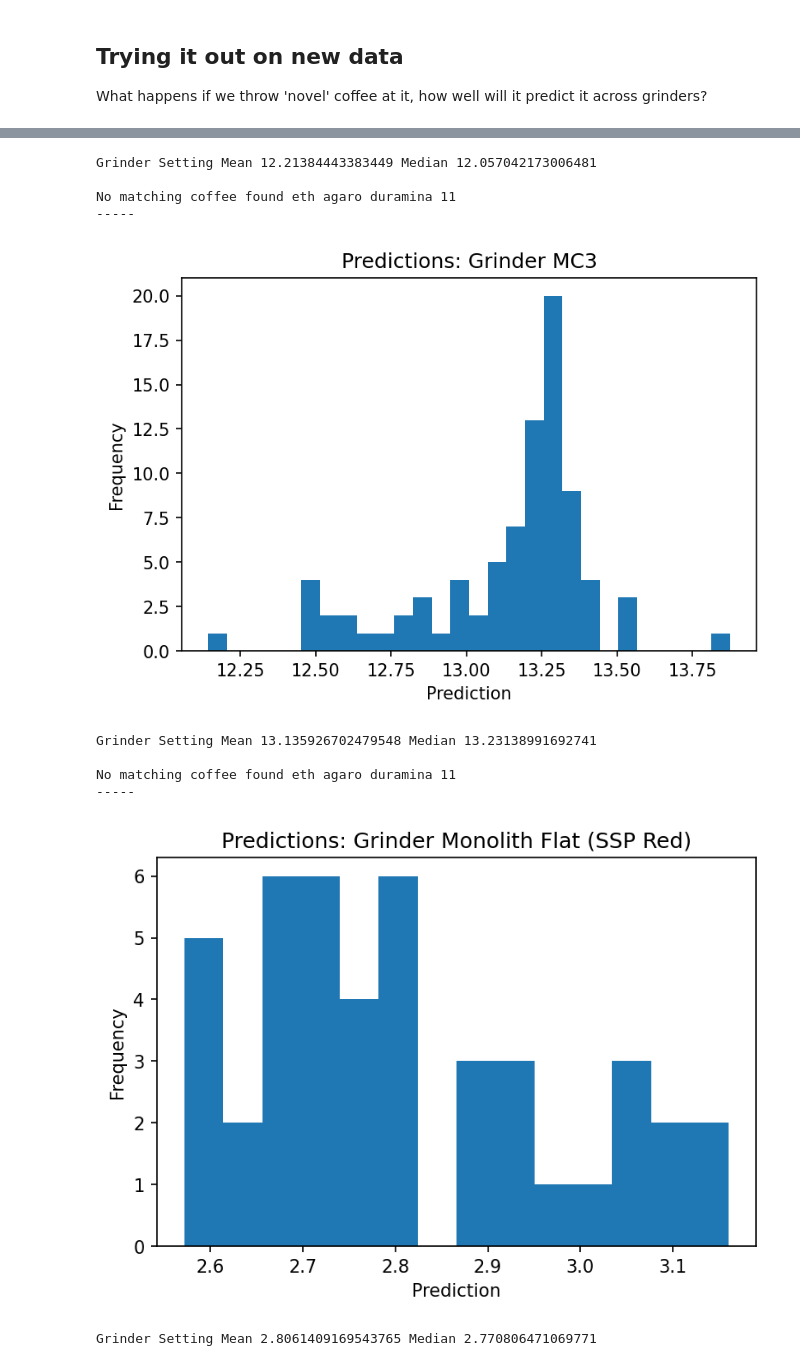
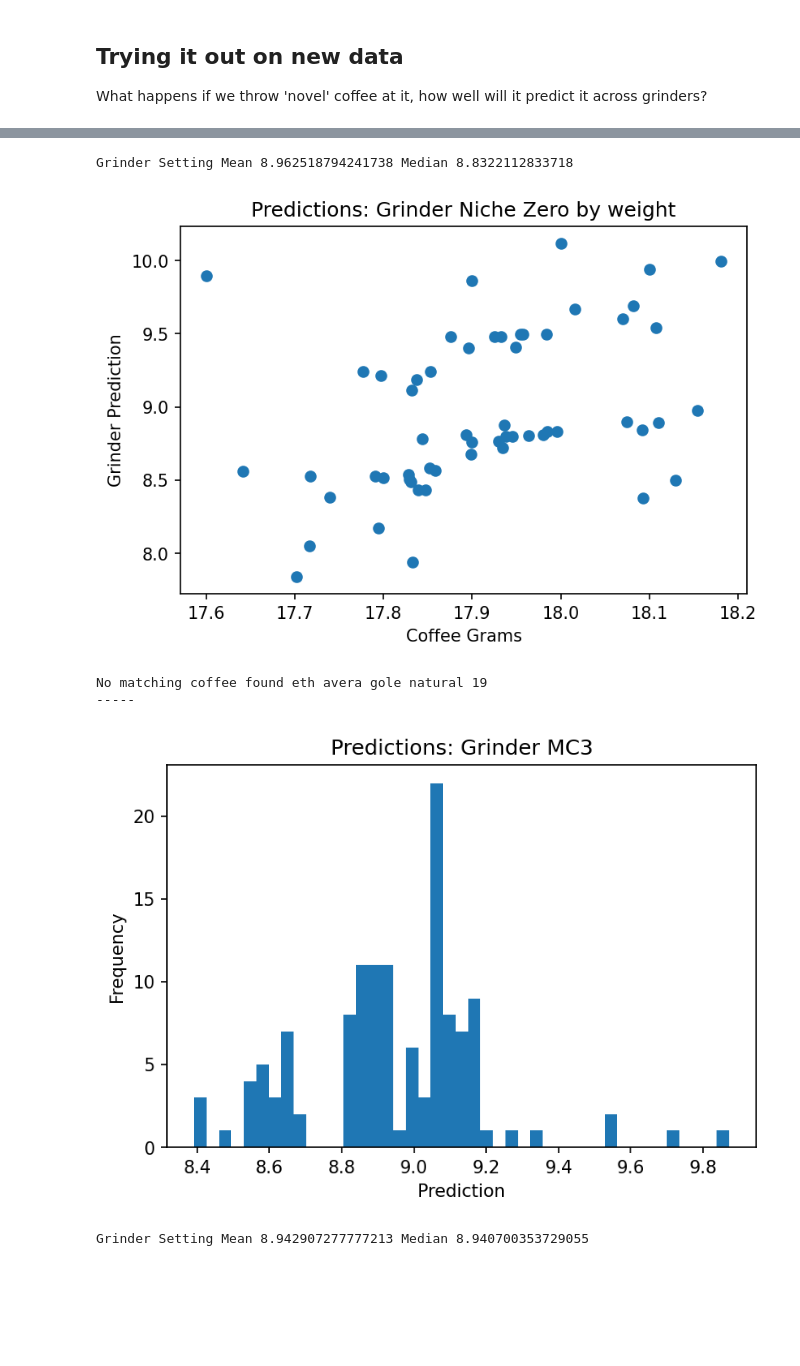
Before and after one commit to badisa/optpresso, a Jupyter notebook: notebooks/alternative_models.ipynb, the cells around one changed output, grey strips where cells are left out. Saved outputs shown, nothing was run; the diff lists cells and outputs as text; code cells hidden in the pictures; blank space fills up the shorter version.

Commit message:
Updates alternative models notebook
* Improves selection of prediction params
* Reduces number of different columns dropped

```diff
--- a/notebooks/alternative_models.ipynb
+++ b/notebooks/alternative_models.ipynb
@@ -89,13 +89,7 @@ for char in [' ', '(', ')', "%", "/", "\\", '"']:
     df.columns = df.columns.str.strip().str.lower().str.replace(char, '')
 invalid_indices = df[df["time"].isna()].index
 df.drop(invalid_indices, inplace=True)
-df.drop(df[df["grinder"] == "Vario-W"].index, inplace=True)
-df.drop(df[df["grinder"] == ""].index, inplace=True)
-df = df[df["grinder"].astype(bool)][df["grindersetting"].astype(bool)]
-# Only look at data with TDS values and ratings
-df.drop(df[df["grindersetting"] == "None"].index, inplace=True)
-# df = df[(df["grinder"]  "MC3")]
-# df.drop(invalid_indices, inplace=True)
+df = df[pd.to_numeric(df["grindersetting"], errors="coerce").notnull()]
 df["roastdate"] = pd.to_datetime(df.roastdate, infer_datetime_format=True, utc=True).map(convert_datetime_to_epoch_time)
 df["date"] = pd.to_datetime(df.date, infer_datetime_format=True, utc=True).map(convert_datetime_to_epoch_time)
 df["timesinceroast"] = df["date"] - df["roastdate"]
@@ -129,13 +123,14 @@ Dropping tdstempc
 
 It is feasible to build a personalized GradientBoost model, and this is to do a basic proof of concept to see if it isn't totally worthless.
 # %%
-for dropped in [("output", ), ("brewratio", ), ("output", "brewratio")]:
+estimators = 1700
+for dropped in [("output", ),]:
     print("With Dropped columns:", dropped)
     mae_scores = []
     mse_scores = []
     fig, (ax, ax2) = plt.subplots(2, dpi=150, figsize=(4.5, 9))
     x, y = prepare_df_for_gp(df, drop_cols=dropped, encoders=encs)
-    folds = KFold(n_splits=10, random_state=814, shuffle=True)
+    folds = KFold(n_splits=8, random_state=814, shuffle=True)
     true_vals = None
     pred = None
     for train_idx, test_idx in folds.split(x):
@@ -144,7 +139,8 @@ for dropped in [("output", ), ("brewratio", ), ("output", "brewratio")]:
 
         x_test = x[test_idx]
         y_test = y[test_idx]
-        regr = GradientBoostingRegressor(n_estimators=1700)
+
+        regr = GradientBoostingRegressor(n_estimators=estimators)
         regr.fit(x_train, y_train)
 
         yfit = regr.predict(x_test)
@@ -195,20 +187,19 @@ With Dropped columns: ('output', 'brewratio')
 
 What happens if we throw 'novel' coffee at it, how well will it predict it across grinders?
 # %%
-dropped = ("roastdate", "date", "brewratio")
+dropped = ("roastdate", "date", "output")
 data = {
-    "coffee": ["Cog - ETH Agaro Duramina 11"],
-    "coffeegrams": [18],
-    "roastdate": ["12/28/21"],
-    "time": [10],
-    "brewratio": [2.1],
+    "coffee": ["Cog - ETH Avera Gole Natural 19"],
+    "coffeegrams": [17.9],
+    "roastdate": ["01/22/22"],
+    "time": [24],
+    "brewratio": [df.brewratio.median()],
 }
 x, y = prepare_df_for_gp(df, drop_cols=dropped, encoders=encs)
-regr = GradientBoostingRegressor(n_estimators=1700)
+regr = GradientBoostingRegressor(n_estimators=1700, random_state=814)
 regr.fit(x, y)
 data["date"] = [date.today().strftime("%m/%d/%Y")]
 for grinder in df.grinder.unique():
-    grinder_df = df[df.grinder == grinder]
     data["grinder"] = [grinder]
     data["grindersetting"] = [0.5] # Meaningless value
     test_df = pd.DataFrame.from_dict(data)
@@ -221,29 +212,38 @@ for grinder in df.grinder.unique():
     if test_df["coffee"].values[0] not in df.coffee.values:
         print("No matching coffee found", test_df["coffee"].values[0])
         print("-----")
-    test_df["output"] = test_df.brewratio * test_df.coffeegrams
     test_df.roastdate = pd.to_datetime(test_df.roastdate, infer_datetime_format=True, utc=True).map(convert_datetime_to_epoch_time)
     test_df.date = pd.to_datetime(test_df.date, infer_datetime_format=True, utc=True).map(convert_datetime_to_epoch_time)
     test_df["timesinceroast"] = test_df.date - test_df.roastdate
+    grinder_df = df[df.grinder == grinder]
     x_set = [prepare_df_for_gp(test_df, drop_cols=dropped, encoders=encs)[0][0]]
-    # Look at the all the different coffeegrams values
+    # Look at the all the different coffeegrams values within a threshold
     for val in grinder_df.coffeegrams.unique():
-        if np.abs(test_df.coffeegrams.values - val) > 1:
+        if np.abs(test_df.coffeegrams.values - val) > 0.5:
             continue
         test_df["coffeegrams"] = [val]
-        test_df["brewratio"] = [grinder_df[grinder_df.coffeegrams == val].brewratio.median()]
         test_df["output"] = [grinder_df[grinder_df.coffeegrams == val].output.median()]
+        test_df["brewratio"] = test_df.output / test_df.coffeegrams
         x_test, _ = prepare_df_for_gp(test_df, drop_cols=dropped, encoders=encs)
         x_set.append(x_test[0])
-    yfit = regr.predict(np.array(x_set))
+        grams_idx = np.argwhere(x_set[-1] == val).reshape(-1)
+    x_set = np.array(x_set)
+    grams_x = x_set[:, grams_idx].reshape(-1)
+    yfit = regr.predict(x_set)
     mean_pred = np.mean(yfit)
     med_pred = np.median(yfit)
     fig, ax = plt.subplots(dpi=150)
-    ax.hist(yfit, bins=len(yfit) // 3)
+    ax.hist(yfit, bins=max(20, len(yfit) // 3))
     ax.set_title(f"Predictions: Grinder {grinder}")
     ax.set_xlabel("Prediction")
     ax.set_ylabel("Frequency")
     plt.show()
     print("Grinder Setting", "Mean", mean_pred, "Median", med_pred)
     print()
+    fig, ax = plt.subplots(dpi=150)
+    ax.scatter(grams_x, yfit)
+    ax.set_title(f"Predictions: Grinder {grinder} by weight")
+    ax.set_xlabel("Coffee Grams")
+    ax.set_ylabel("Grinder Prediction")
+    plt.show()
 # %% [output]
@@ -253,11 +253,6 @@ No matching coffee found eth agaro duramina 11
-Grinder Setting Mean 12.21384443383449 Median 12.057042173006481
-
-No matching coffee found eth agaro duramina 11
------
+Grinder Setting Mean 8.962518794241738 Median 8.8322112833718
-[figure, old version]
+[figure, new version]
-Grinder Setting Mean 13.135926702479548 Median 13.23138991692741
-
-No matching coffee found eth agaro duramina 11
+No matching coffee found eth avera gole natural 19
 -----
-[figure, old version]
+[figure, new version]
-Grinder Setting Mean 2.8061409169543765 Median 2.770806471069771
+Grinder Setting Mean 8.942907277777213 Median 8.940700353729055
```
Also changed, not shown: parts of 2 cells of this notebook.
